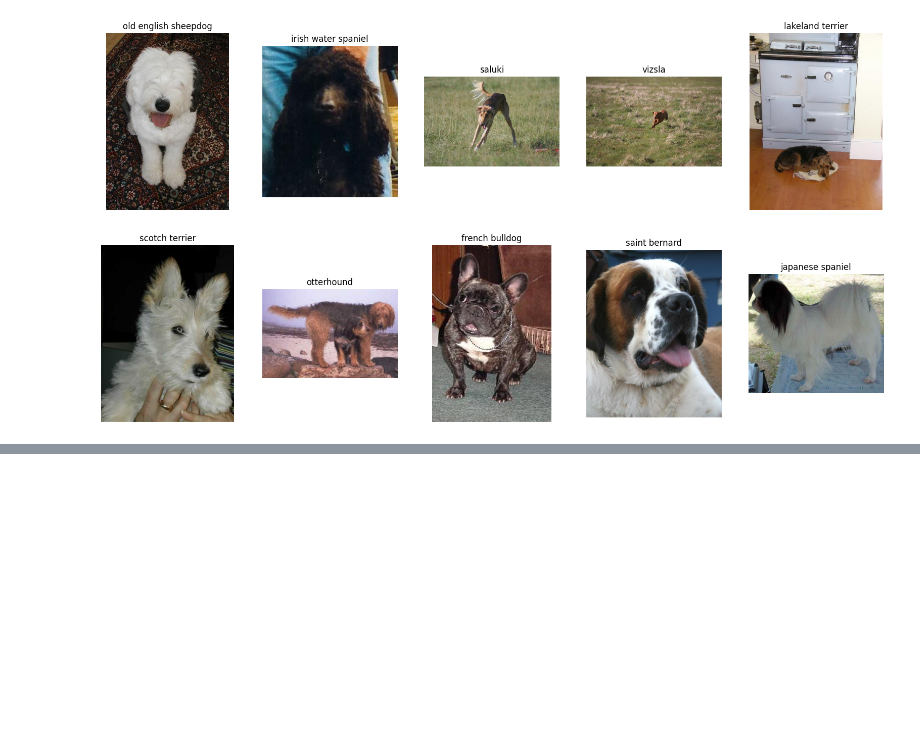
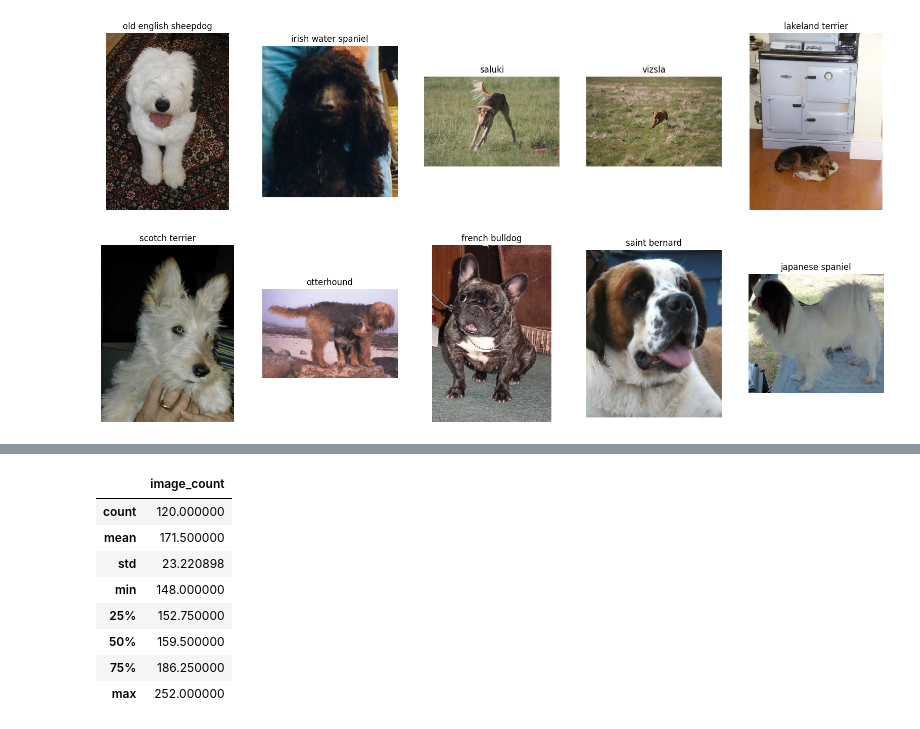
Before and after one commit to mzsolt68/DogVision, a Jupyter notebook: dog_vision.ipynb, the cells around one changed output, grey strips where cells are left out. Saved outputs shown, nothing was run; the diff lists cells and outputs as text; code cells hidden in the pictures; blank space fills up the shorter version.

```diff
--- a/dog_vision.ipynb
+++ b/dog_vision.ipynb
@@ -449,0 +572,13 @@ plot_10_random_images(image_paths=[Path(f"{local_dir}/Images/") / path for path
+# %%
+# Get some statistics about the DataFrame
+image_counts_dataframe.describe()
+# %% [output]
+|  | image_count |
+| count | 120.000000 |
+| mean | 171.500000 |
+| std | 23.220898 |
+| min | 148.000000 |
+| 25% | 152.750000 |
+| 50% | 159.500000 |
+| 75% | 186.250000 |
+| max | 252.000000 |
```
Also changed, not shown: parts of 10 cells of this notebook.
